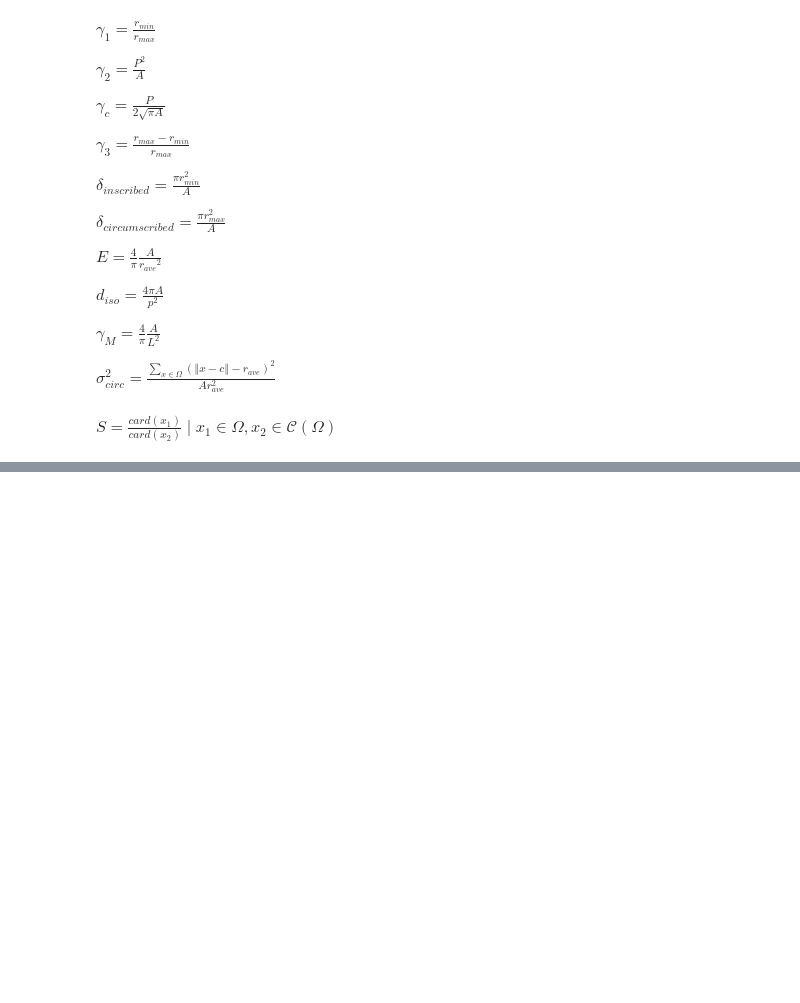
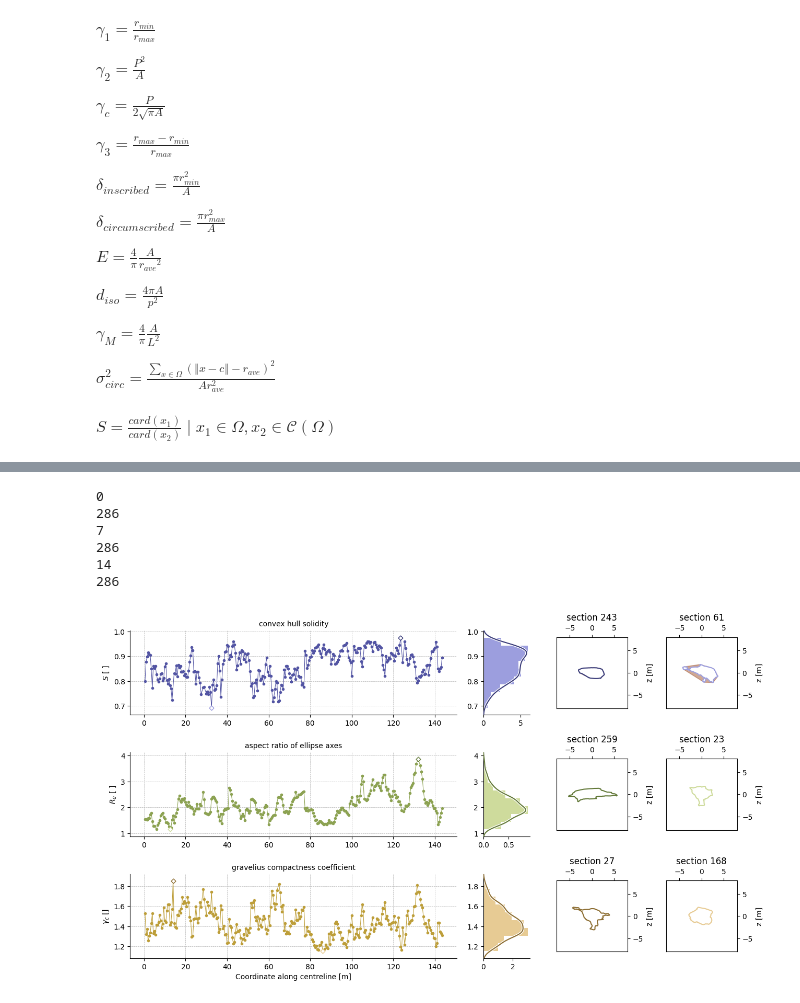
Before and after one commit to ERC-Karst/pc-centrelines, a Jupyter notebook: notebooks/step_by_step_characterisation/04_FirstOrderConduitStats.ipynb, the cells around one changed output, grey strips where cells are left out. Cells and saved outputs as stored; diff of their text form; code cells hidden in the pictures; blank space fills up the shorter version.

```diff
--- a/notebooks/step_by_step_characterisation/04_FirstOrderConduitStats.ipynb
+++ b/notebooks/step_by_step_characterisation/04_FirstOrderConduitStats.ipynb
@@ -206,0 +423,41 @@ fig = plt.figure()
+# %%
+attributes = [4, 1, 12]
+n_attr = len(attributes)
+# %%
+fig = plt.figure(figsize = (15, 3*n_attr))
+
+gs = GridSpec(7*n_attr, 50)
+
+labels = [geom.DESCRIPTOR_MAP[header[elem]]["name"] for elem in attributes]
+units = [geom.DESCRIPTOR_MAP[header[elem]]["unit"] for elem in attributes]
+abbrs = [geom.DESCRIPTOR_MAP[header[elem]]["abbr"] for elem in attributes]
+
+descriptors = {}
+
+for n, (col, label, unit, abbr) in enumerate(zip(attributes, labels, units, abbrs)):
+    i = 7*n
+    print(i)
+    ax = fig.add_subplot(gs[i:i+5, :27])
+    ax.set_ylabel(f"{abbr} [{unit}]")
+    ax.set_title(label, fontsize =10)
+
+    ax_hist = fig.add_subplot(gs[i:i+5, 29:33], sharey = ax)
+
+    ax_inset1 = fig.add_subplot(gs[i:i+5, 35:41])
+    ax_inset2 = fig.add_subplot(gs[i:i+5, 44:], sharex = ax_inset1, sharey = ax_inset1)
+
+    last = False
+    if n == len(attributes) -1:
+        last = True
+
+    plotDescriptor(sections2d, conduit_descriptors[~ignore_calc],header, col, ax, ax_hist, ax_inset1, ax_inset2, inset_size=INSET_SIZE, last = last, attr_n=n)
+
+plt.savefig(f"./temp/barcelona_figures/curvilinear_attributes_{thecavepassage}_{'_'.join([str(elem) for elem in attributes])}.png")
+# %% [output]
+0
+286
+7
+286
+14
+286
+[figure, added]
```
Also changed, not shown: parts of 29 cells of this notebook, 5 other files.
